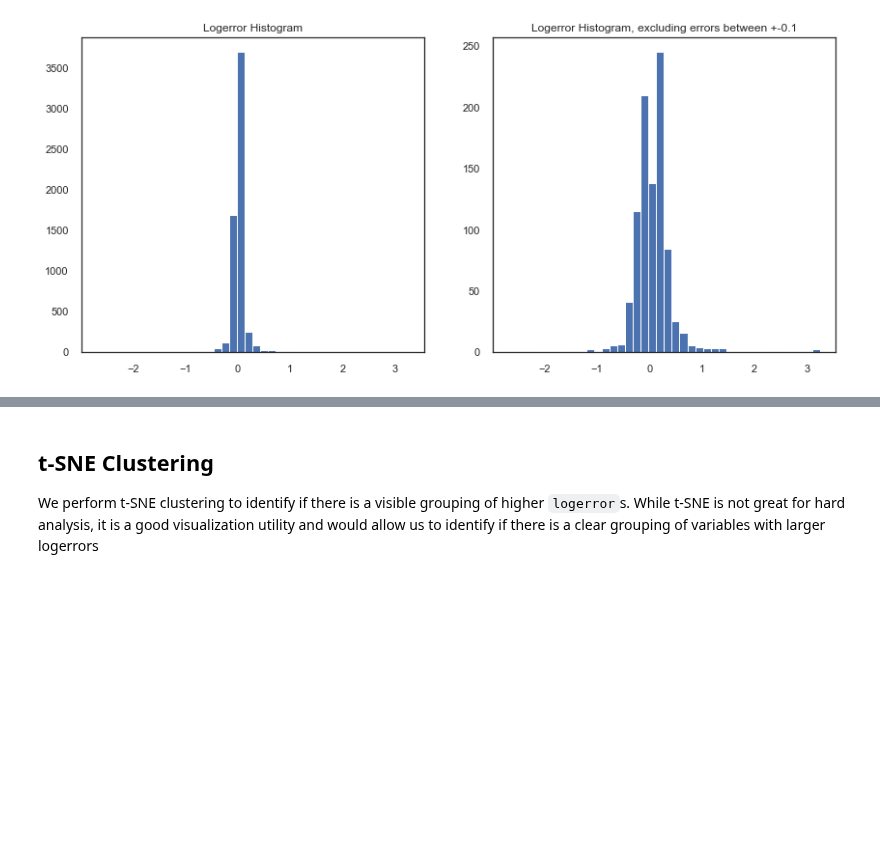
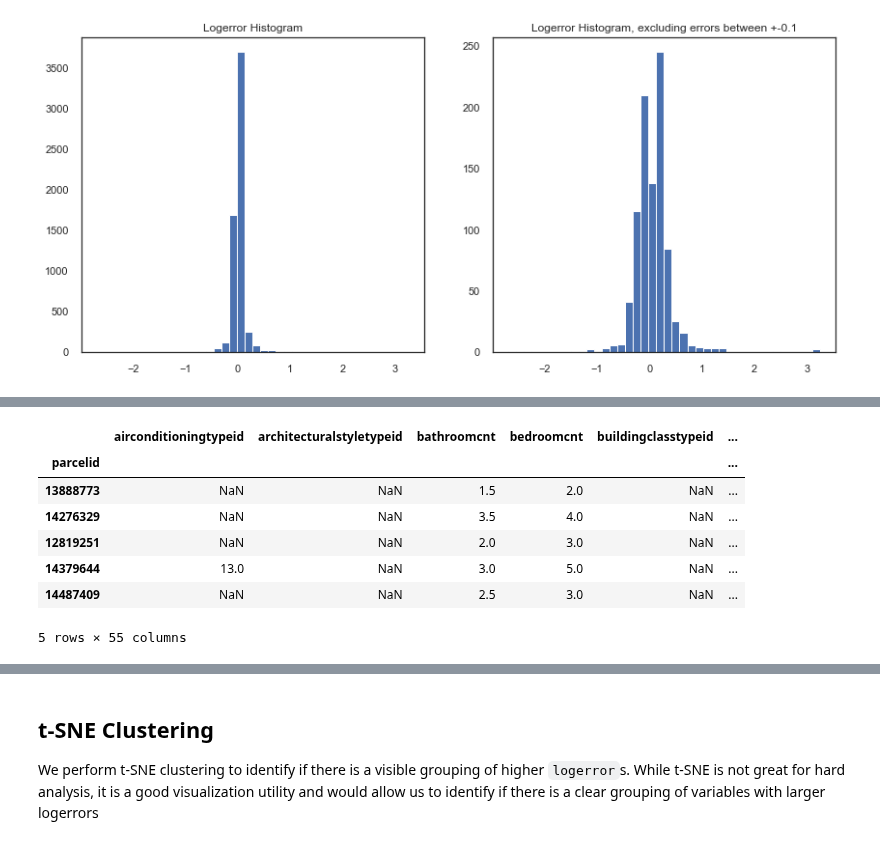
Before and after one commit to AustinDoolittle/W207-Final-Project, a Jupyter notebook: combined_eda.ipynb, the cells around one changed output, grey strips where cells are left out. Cells and saved outputs as stored; diff of their text form; code cells hidden in the pictures; blank space fills up the shorter version.

```diff
--- a/combined_eda.ipynb
+++ b/combined_eda.ipynb
@@ -738,0 +748,11 @@ plt.show()
+# %%
+df_train.head()
+# %% [output]
+|  | airconditioningtypeid | architecturalstyletypeid | bathroomcnt | bedroomcnt | buildingclasstypeid | ... |
+| parcelid |  |  |  |  |  | ... |
+| 13888773 | NaN | NaN | 1.5 | 2.0 | NaN | ... |
+| 14276329 | NaN | NaN | 3.5 | 4.0 | NaN | ... |
+| 12819251 | NaN | NaN | 2.0 | 3.0 | NaN | ... |
+| 14379644 | 13.0 | NaN | 3.0 | 5.0 | NaN | ... |
+| 14487409 | NaN | NaN | 2.5 | 3.0 | NaN | ... |
+5 rows × 55 columns
```
Also changed, not shown: parts of 11 cells of this notebook.
